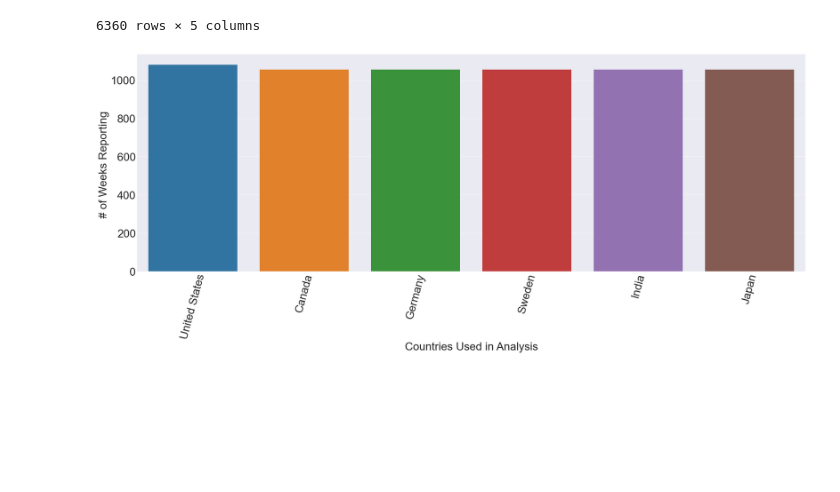
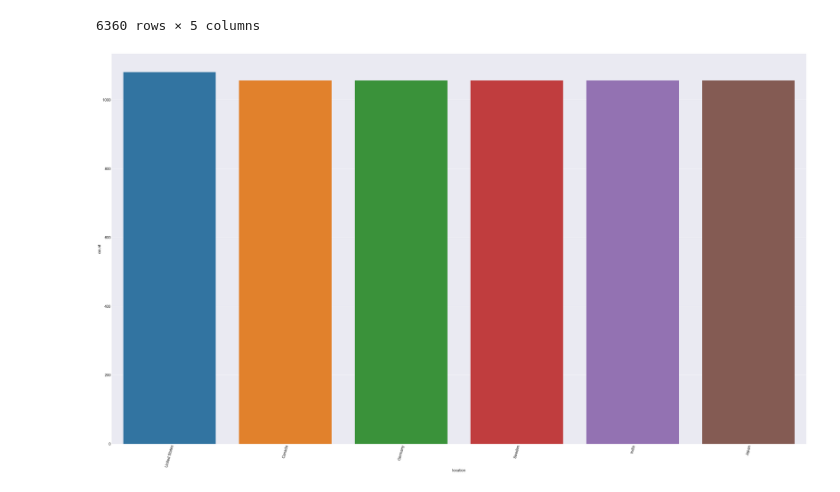
Before and after one commit to ranusuri/Team-A-Project-1, a Jupyter notebook: c_tork/Covid-Data.ipynb, the cells around one changed output. Cells and saved outputs as stored; diff of their text form; code cells hidden in the pictures; blank space fills up the shorter version.

```diff
--- a/c_tork/Covid-Data.ipynb
+++ b/c_tork/Covid-Data.ipynb
@@ -116,24 +104,20 @@ df_all.to_csv("Covid6.csv",
                 header = True)
 # %%
-# This does the same check as above and confirms that the countries we picked sent Covid #'s in on a complete and
-# consistant basis
-
 df_all.reset_index(inplace=True)
 df_all.groupby('location').count()
 sns.countplot(df_all['location'])
 plt.xticks(rotation=75)
-plt.rc('figure', figsize=(30,10))
-plt.rc('font', size=28)
+plt.rc('figure', figsize=(20,10))
+plt.rc('font', size=35)
 plt.rc('lines', markersize=22)
-plt.xlabel('Countries Used in Analysis')
-plt.ylabel("# of Weeks Reporting ")
+
 
 
 
 
 
 
 plt.show()
 # %% [output]
-[figure, old version]
+[figure, new version]
 # %%
```
Also changed, not shown: parts of 22 cells of this notebook.
